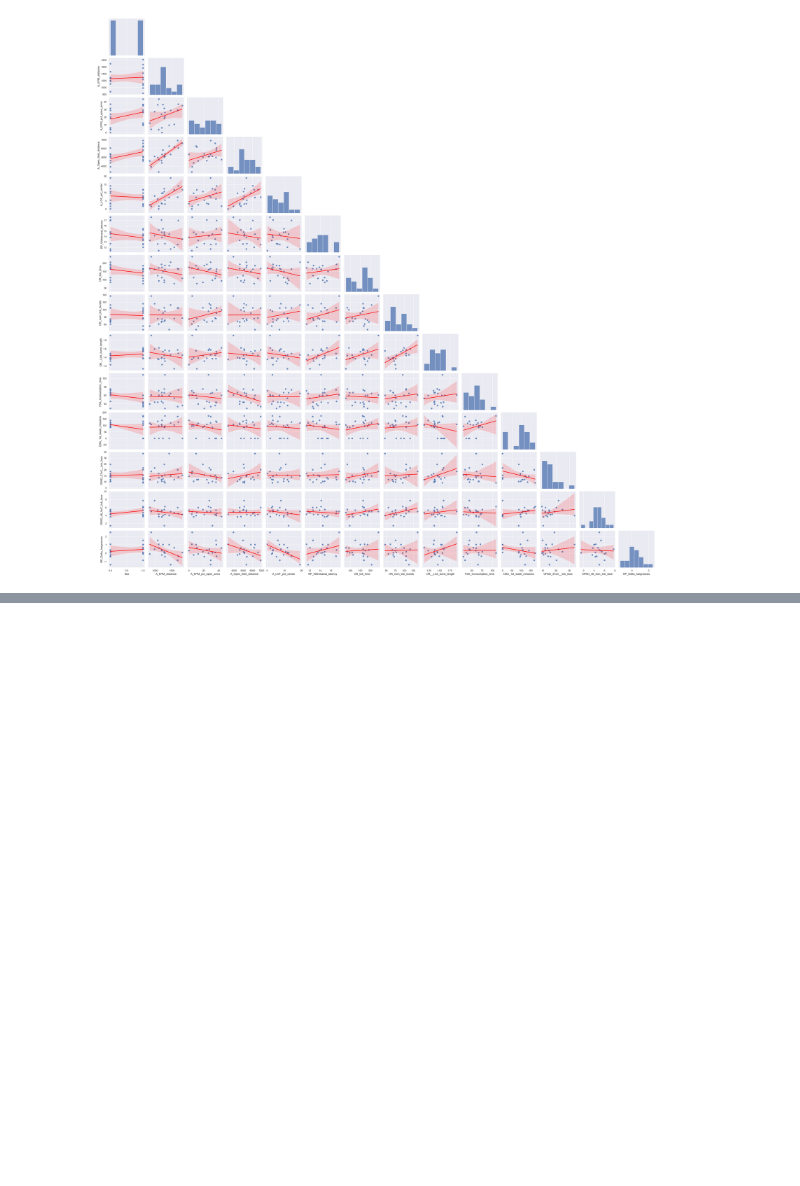
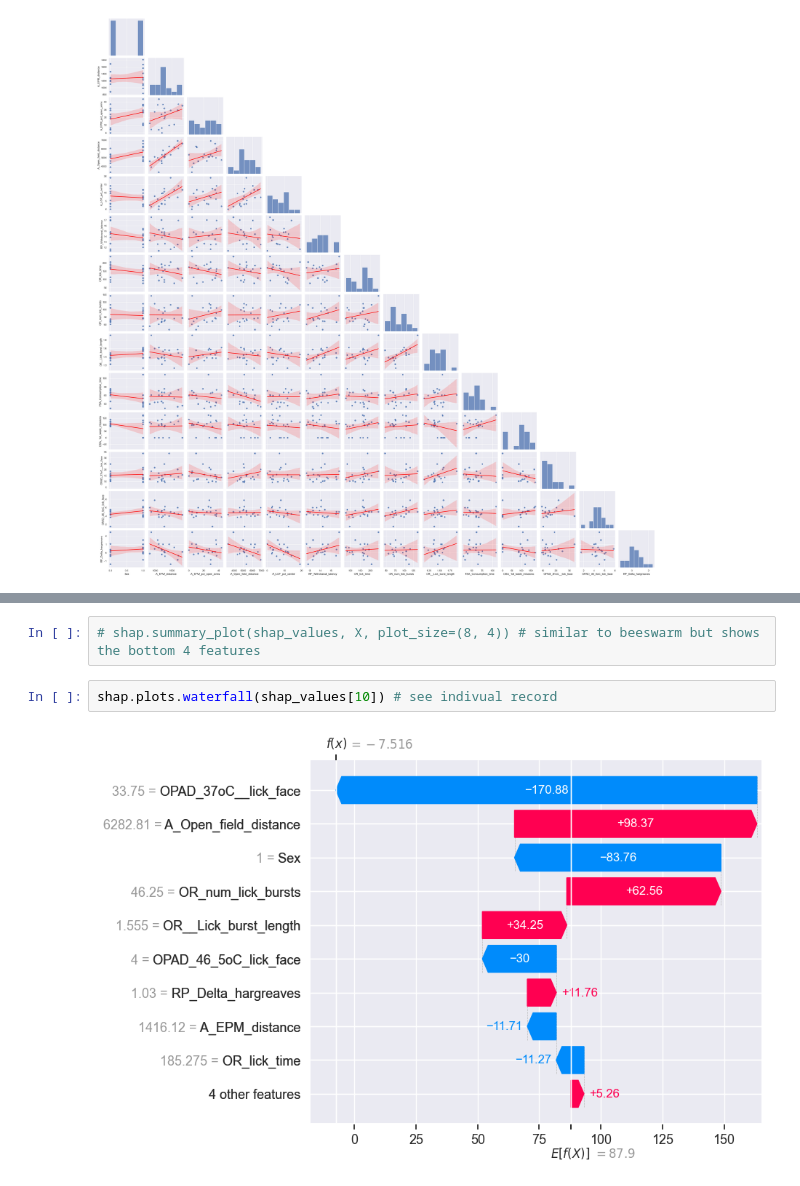
Before and after one commit to uflcod/endophenotype-study-analysis, a Jupyter notebook: notebooks/5JUN2023_linear_regression.ipynb, the cells around one changed output, grey strips where cells are left out. Cells and saved outputs as stored; diff of their text form; blank space fills up the shorter version.

```diff
--- a/notebooks/5JUN2023_linear_regression.ipynb
+++ b/notebooks/5JUN2023_linear_regression.ipynb
@@ -87,0 +186,6 @@ plt.show()
+# %%
+# shap.summary_plot(shap_values, X, plot_size=(8, 4)) # similar to beeswarm but shows the bottom 4 features
+# %%
+shap.plots.waterfall(shap_values[10]) # see indivual record
+# %% [output]
+[figure, added]
```
Also changed, not shown: parts of 16 cells of this notebook, 1 other file.
